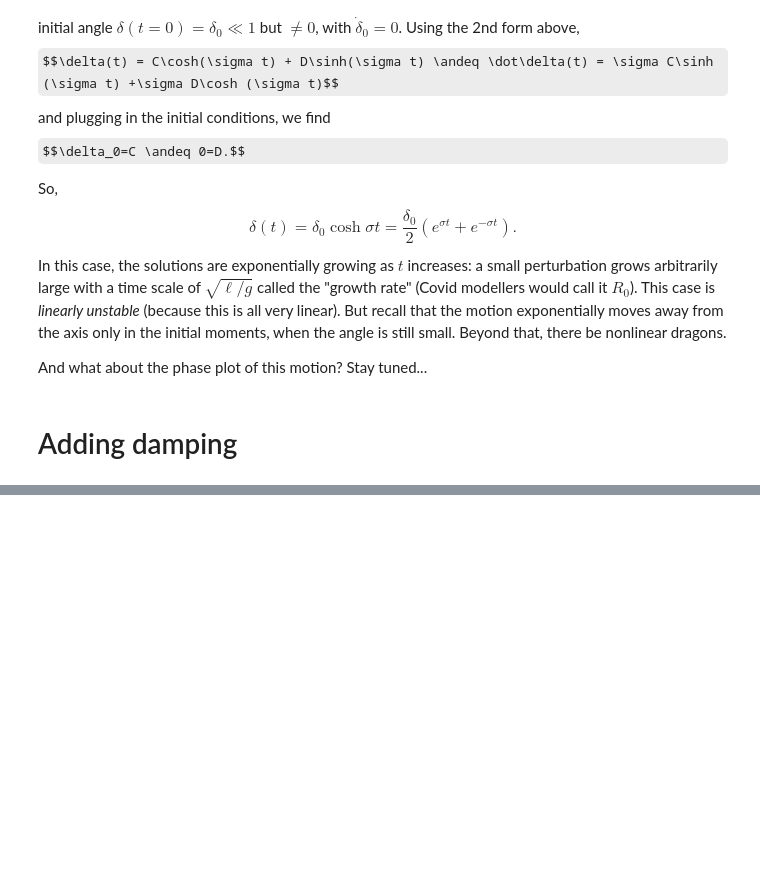
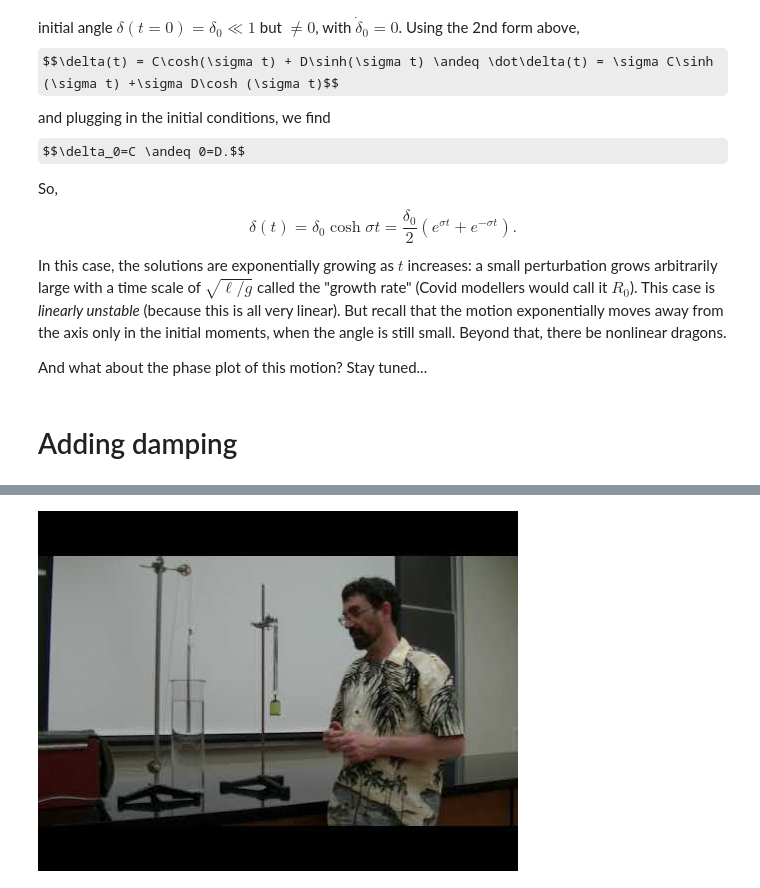
Before and after one commit to ChanJeunlam/254-lectures-2021, a Jupyter notebook: L03-SimpleOscillators/L03-SimpleOscillators.ipynb, the cells around one changed output, grey strips where cells are left out. Drawn from its saved outputs; the diff is of its cells as text; code cells hidden in the pictures; some formulas as TeX source; blank space fills up the shorter version.

```diff
--- a/L03-SimpleOscillators/L03-SimpleOscillators.ipynb
+++ b/L03-SimpleOscillators/L03-SimpleOscillators.ipynb
@@ -512,0 +525,4 @@ And what about the phase plot of this motion? Stay tuned...
+# %%
+YouTubeVideo('LxMMEMv5fhg', width=800, height=300)
+# %% [output]
+[figure, added]
```
Also changed, not shown: parts of 17 cells of this notebook, 1 other file.
